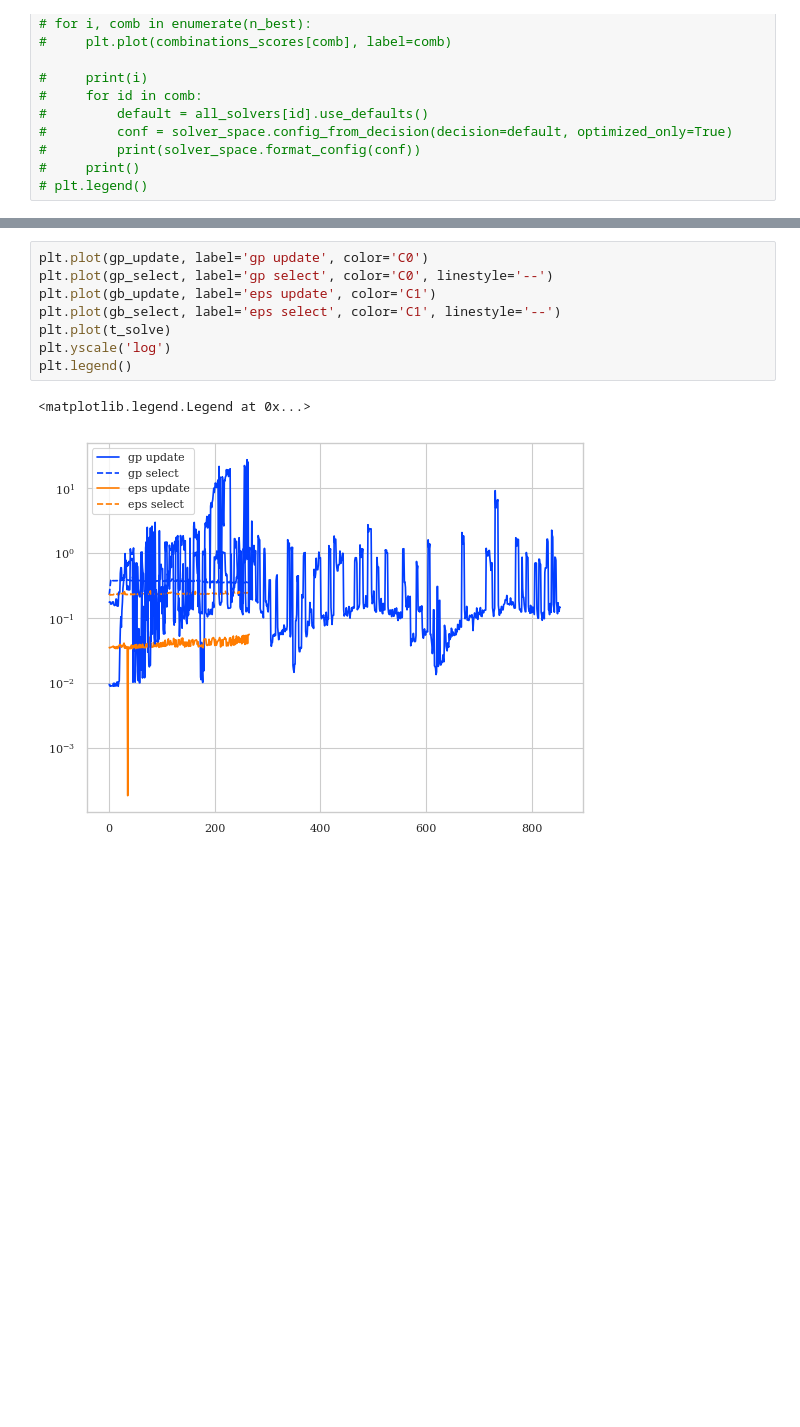
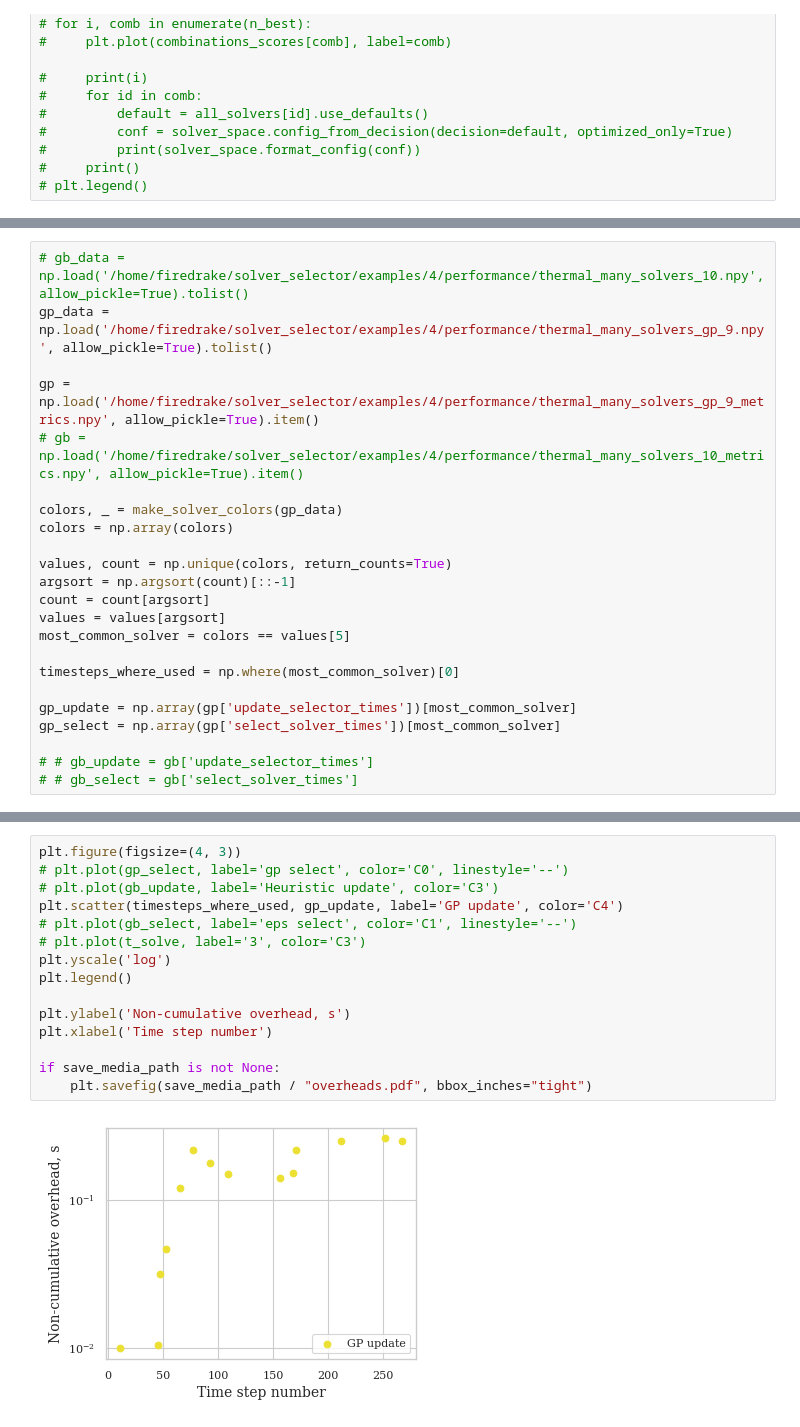
Before and after one commit to Yuriyzabegaev/solver_selector, a Jupyter notebook: examples/4/results_4_thermal.ipynb, the cells around one changed output, grey strips where cells are left out. Saved outputs shown, nothing was run; the diff lists cells and outputs as text; blank space fills up the shorter version.

```diff
--- a/examples/4/results_4_thermal.ipynb
+++ b/examples/4/results_4_thermal.ipynb
@@ -466,0 +498,23 @@ gb_select = gb['select_solver_times']
+# %%
+# gb_data = np.load('/home/firedrake/solver_selector/examples/4/performance/thermal_many_solvers_10.npy', allow_pickle=True).tolist()
+gp_data = np.load('/home/firedrake/solver_selector/examples/4/performance/thermal_many_solvers_gp_9.npy', allow_pickle=True).tolist()
+
+gp = np.load('/home/firedrake/solver_selector/examples/4/performance/thermal_many_solvers_gp_9_metrics.npy', allow_pickle=True).item()
+# gb = np.load('/home/firedrake/solver_selector/examples/4/performance/thermal_many_solvers_10_metrics.npy', allow_pickle=True).item()
+
+colors, _ = make_solver_colors(gp_data)
+colors = np.array(colors)
+
+values, count = np.unique(colors, return_counts=True)
+argsort = np.argsort(count)[::-1]
+count = count[argsort]
+values = values[argsort]
+most_common_solver = colors == values[5]
+
+timesteps_where_used = np.where(most_common_solver)[0]
+
+gp_update = np.array(gp['update_selector_times'])[most_common_solver]
+gp_select = np.array(gp['select_solver_times'])[most_common_solver]
+
+# # gb_update = gb['update_selector_times']
+# # gb_select = gb['select_solver_times']
@@ -467,14 +539,20 @@ gb_select = gb['select_solver_times']
 # %%
-plt.plot(gp_update, label='gp update', color='C0')
-plt.plot(gp_select, label='gp select', color='C0', linestyle='--')
-plt.plot(gb_update, label='eps update', color='C1')
-plt.plot(gb_select, label='eps select', color='C1', linestyle='--')
-plt.plot(t_solve)
+plt.figure(figsize=(4, 3))
+# plt.plot(gp_select, label='gp select', color='C0', linestyle='--')
+# plt.plot(gb_update, label='Heuristic update', color='C3')
+plt.scatter(timesteps_where_used, gp_update, label='GP update', color='C4')
+# plt.plot(gb_select, label='eps select', color='C1', linestyle='--')
+# plt.plot(t_solve, label='3', color='C3')
 plt.yscale('log')
 plt.legend()
+
+plt.ylabel('Non-cumulative overhead, s')
+plt.xlabel('Time step number')
+
+if save_media_path is not None:
+    plt.savefig(save_media_path / "overheads.pdf", bbox_inches="tight")
 # %% [output]
-<matplotlib.legend.Legend at 0x...>
-[figure, old version]
+[figure, new version]
 # %%
 plt.plot(np.cumsum(gp_update), label='gp update', color='C0')
 plt.plot(np.cumsum(gp_select), label='gp select', color='C0', linestyle='--')
```
Also changed, not shown: parts of 20 cells of this notebook, 11 other files.
